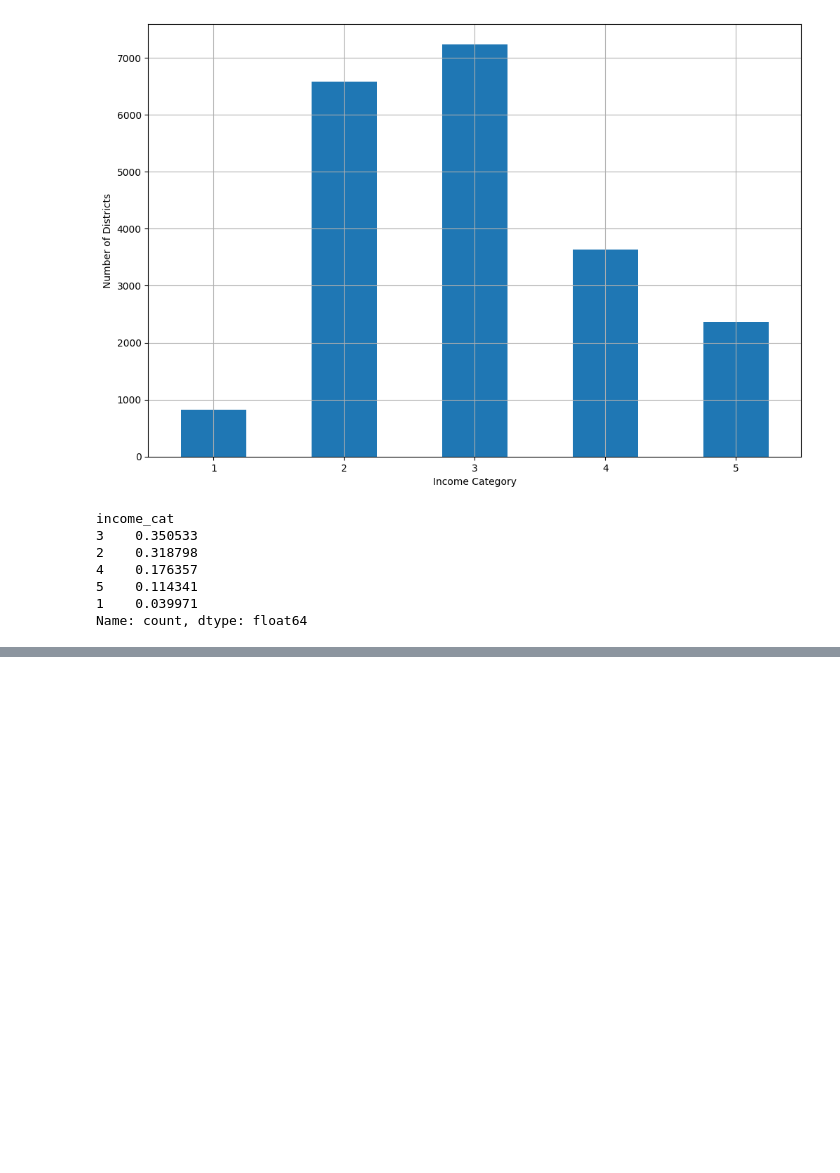
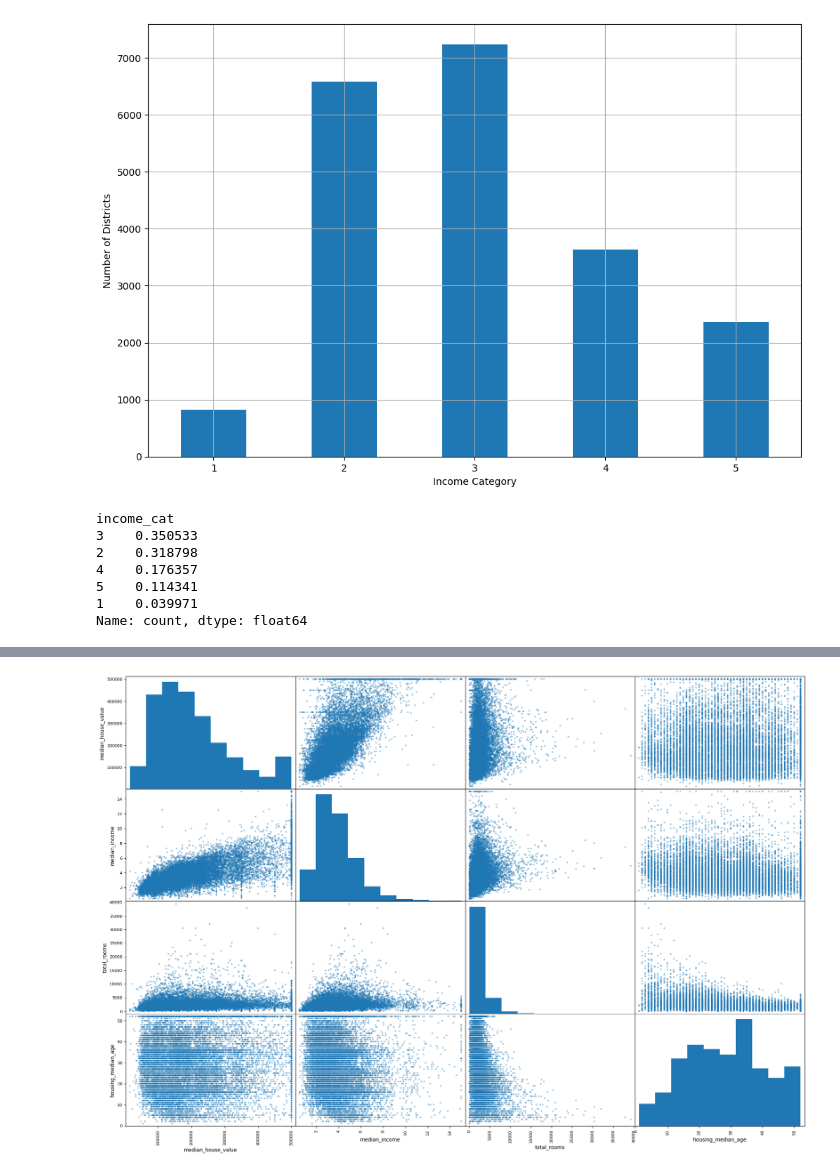
Before and after one commit to Ayush-Singh-31/Machine-Learning, a Jupyter notebook: Chapter 02.ipynb, the cells around one changed output, grey strips where cells are left out. Saved outputs shown, nothing was run; the diff lists cells and outputs as text; code cells hidden in the pictures; blank space fills up the shorter version.

```diff
--- a/Chapter 02.ipynb
+++ b/Chapter 02.ipynb
@@ -350,0 +482,7 @@ for set_ in (strat_train_set, strat_test_set):
+# %%
+from pandas.plotting import scatter_matrix
+attribute = ["median_house_value","median_income","total_rooms","housing_median_age"]
+scatter_matrix(housing[attribute], figsize=(24,16))
+plt.show()
+# %% [output]
+[figure, added]
```
Also changed, not shown: parts of 10 cells of this notebook.
